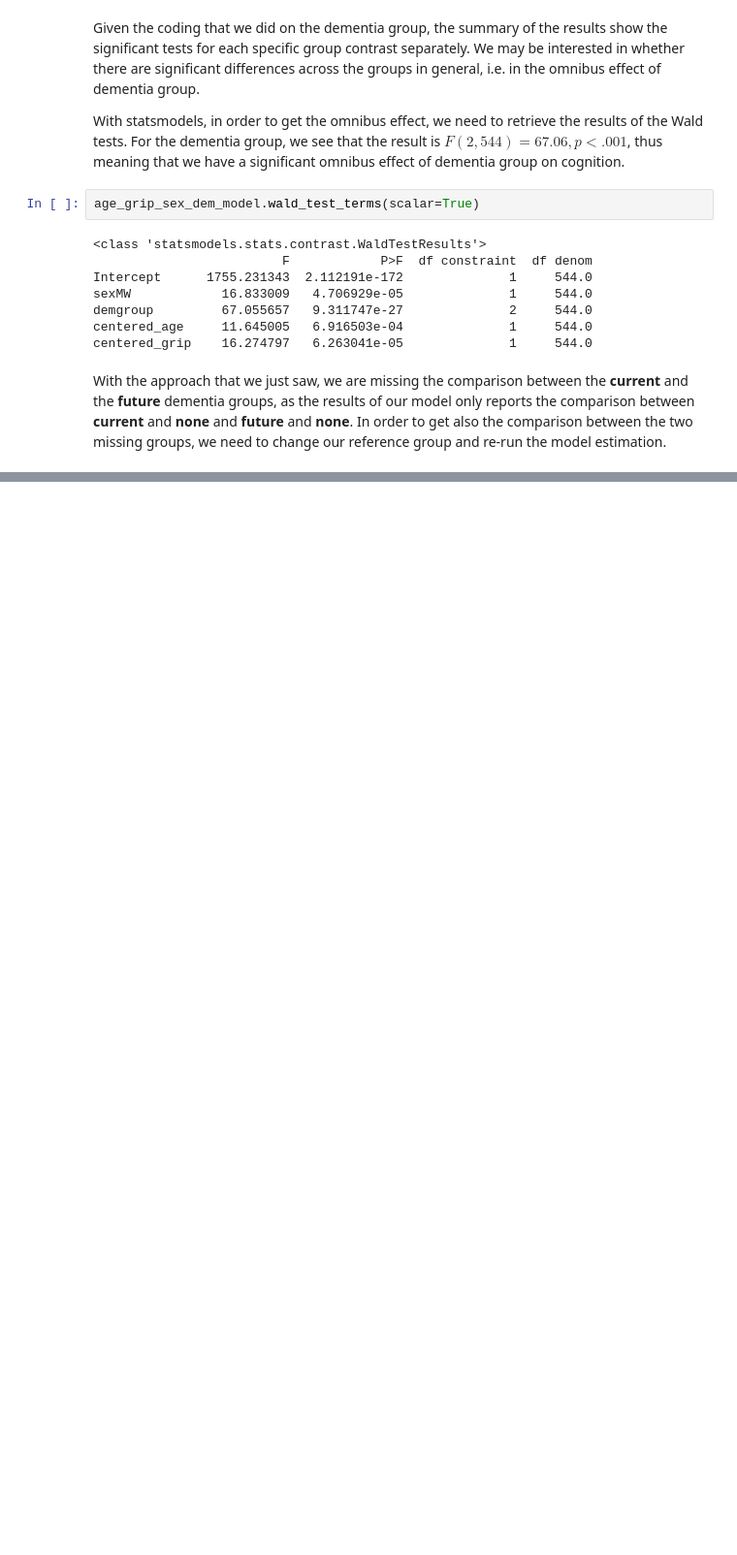
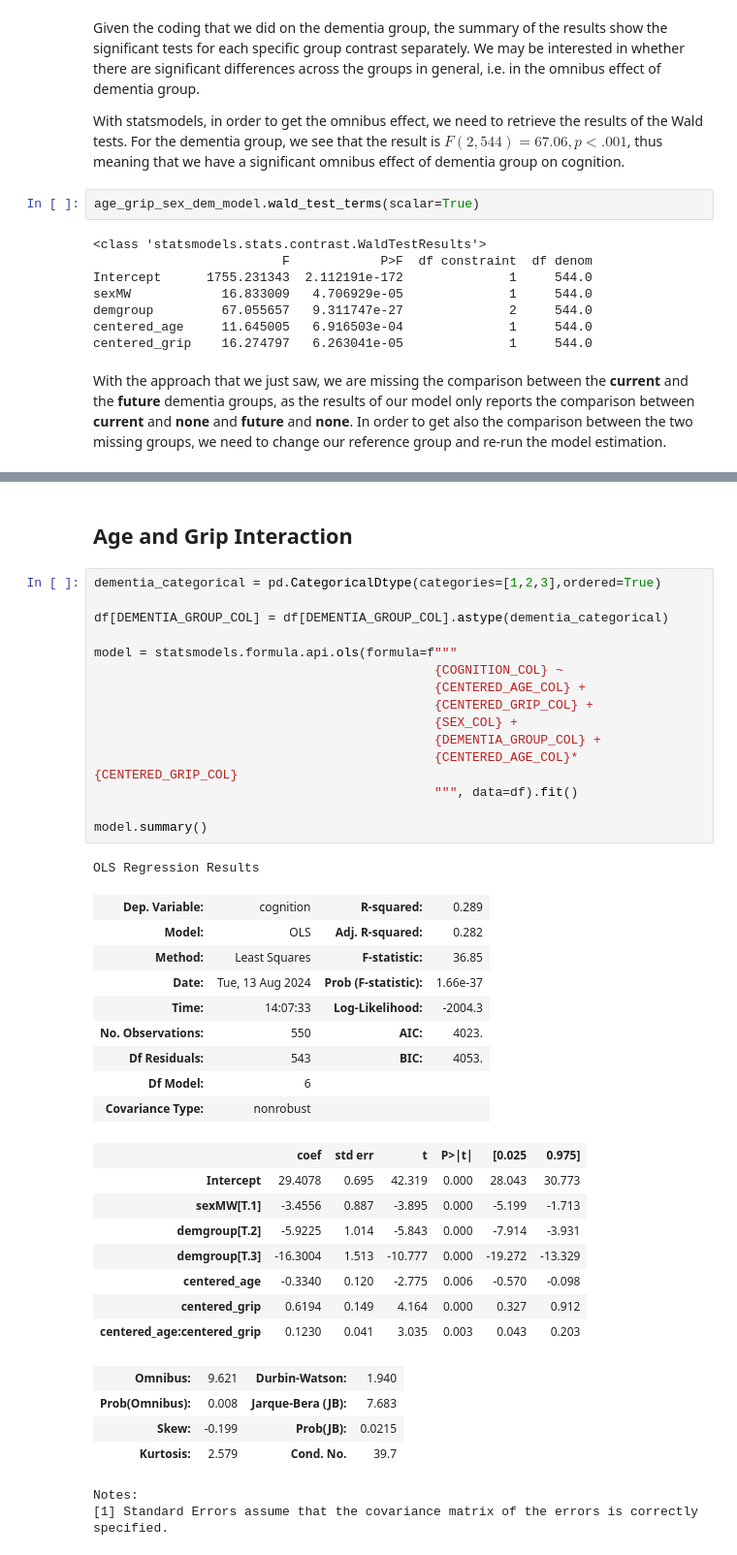
Before and after one commit to dado93/longitudinal-modeling, a Jupyter notebook: Chapters/02/02_Notebook.ipynb, the cells around one changed output, grey strips where cells are left out. Shown: that part at 97% size. Saved outputs shown, nothing was run; the diff lists cells and outputs as text; blank space fills up the shorter version.

```diff
--- a/Chapters/02/02_Notebook.ipynb
+++ b/Chapters/02/02_Notebook.ipynb
@@ -405,0 +407,42 @@ Notes:
+# %% [markdown]
+## Age and Grip Interaction
+# %%
+dementia_categorical = pd.CategoricalDtype(categories=[1,2,3],ordered=True)
+
+df[DEMENTIA_GROUP_COL] = df[DEMENTIA_GROUP_COL].astype(dementia_categorical)
+
+model = statsmodels.formula.api.ols(formula=f"""
+                                             {COGNITION_COL} ~
+                                             {CENTERED_AGE_COL} +
+                                             {CENTERED_GRIP_COL} +
+                                             {SEX_COL} +
+                                             {DEMENTIA_GROUP_COL} +
+                                             {CENTERED_AGE_COL}*{CENTERED_GRIP_COL}
+                                             """, data=df).fit()
+
+model.summary()
+# %% [output]
+OLS Regression Results
+| Dep. Variable: | cognition | R-squared: | 0.289 |
+| Model: | OLS | Adj. R-squared: | 0.282 |
+| Method: | Least Squares | F-statistic: | 36.85 |
+| Date: | Tue, 13 Aug 2024 | Prob (F-statistic): | 1.66e-37 |
+| Time: | 14:07:33 | Log-Likelihood: | -2004.3 |
+| No. Observations: | 550 | AIC: | 4023. |
+| Df Residuals: | 543 | BIC: | 4053. |
+| Df Model: | 6 |  |  |
+| Covariance Type: | nonrobust |  |  |
+|  | coef | std err | t | P>|t| | [0.025 | 0.975] |
+| Intercept | 29.4078 | 0.695 | 42.319 | 0.000 | 28.043 | 30.773 |
+| sexMW[T.1] | -3.4556 | 0.887 | -3.895 | 0.000 | -5.199 | -1.713 |
+| demgroup[T.2] | -5.9225 | 1.014 | -5.843 | 0.000 | -7.914 | -3.931 |
+| demgroup[T.3] | -16.3004 | 1.513 | -10.777 | 0.000 | -19.272 | -13.329 |
+| centered_age | -0.3340 | 0.120 | -2.775 | 0.006 | -0.570 | -0.098 |
+| centered_grip | 0.6194 | 0.149 | 4.164 | 0.000 | 0.327 | 0.912 |
+| centered_age:centered_grip | 0.1230 | 0.041 | 3.035 | 0.003 | 0.043 | 0.203 |
+| Omnibus: | 9.621 | Durbin-Watson: | 1.940 |
+| Prob(Omnibus): | 0.008 | Jarque-Bera (JB): | 7.683 |
+| Skew: | -0.199 | Prob(JB): | 0.0215 |
+| Kurtosis: | 2.579 | Cond. No. | 39.7 |
+Notes:
+[1] Standard Errors assume that the covariance matrix of the errors is correctly specified.
```
Also changed, not shown: parts of 11 cells of this notebook, 2 other files.
